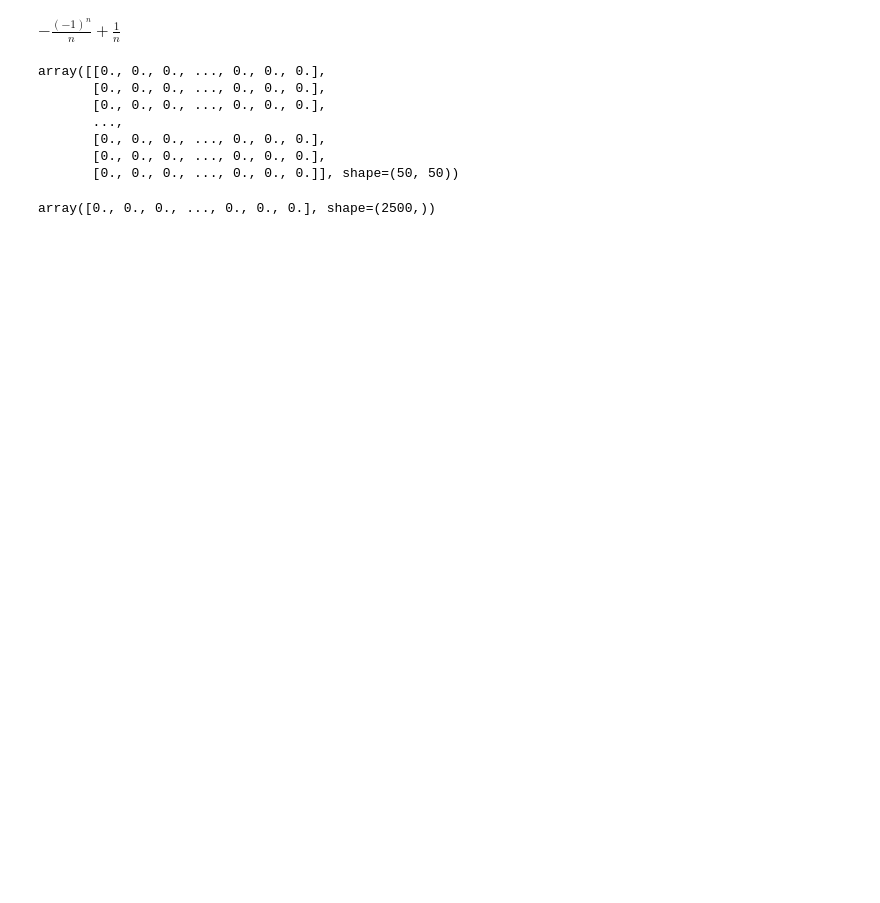
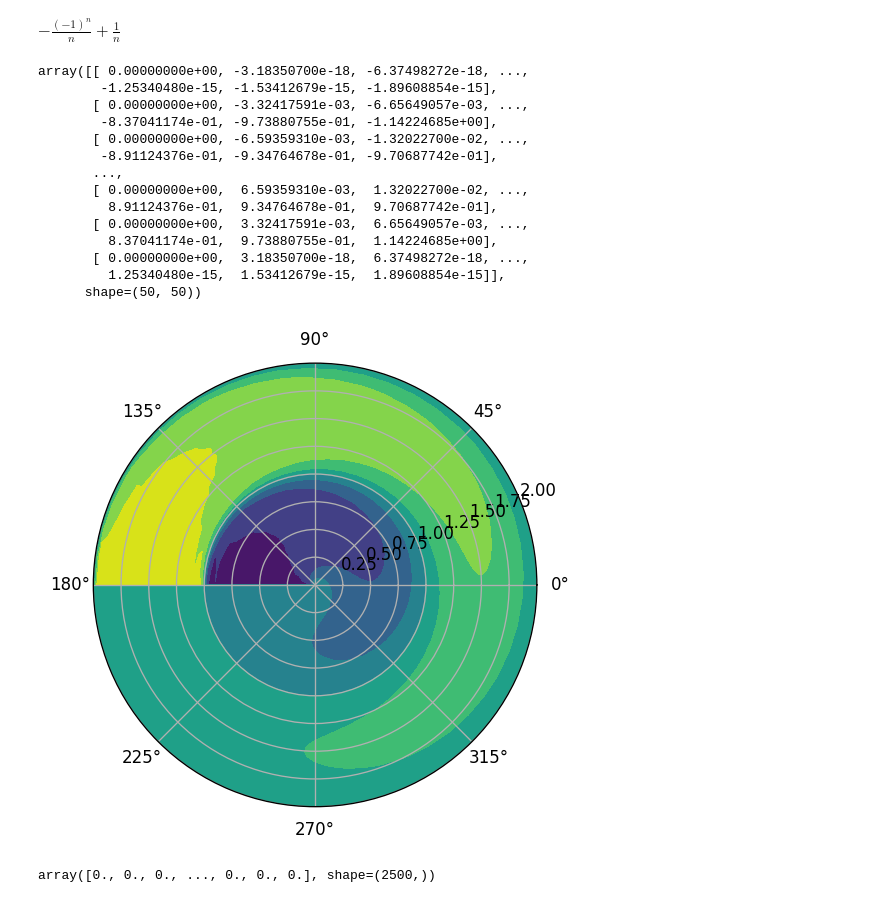
Before and after one commit to peterassessments/Individiual-Simulation, a Jupyter notebook: individual sim.ipynb, the cells around one changed output. Cells and saved outputs as stored; diff of their text form; code cells hidden in the pictures; blank space fills up the shorter version.

```diff
--- a/individual sim.ipynb
+++ b/individual sim.ipynb
@@ -22,8 +22,8 @@ D = 50
 
 
 a = radius
-# the whole thing now gives me D*D which is however many points (for D = 5 it would be 2500 individual points) in my dartboard looking discreitsation
-
+# I need to find out how polar plots in matplotlib takes information and
+u = 1
 
 # I want a value for u(r,theta) for each of these points (with accuracy n) from my analytical solution
 def simulation(N):  # pick an n value for the Fourier series
@@ -37,18 +37,43 @@ def simulation(N):  # pick an n value for the Fourier series
 
     for i in range (len(n)):
         for j in range(len(r)):
-            U[ :,j] = ((r[j])**n[i] ) * 2 * (((-1)**n[i]) -1) * np.sin(n[i]* theta) / pi*(n[i])*(a**n[i])
+            U[ :,j] += (  (r[j])**(2*(n[i])-1) * 4 * u * np.sin((2*(n[i])-1)* theta)  )/ (  (2*(n[i])-1) * np.pi * a**(2*(n[i])-1)  )
     return U
+    # += needed to sum the fourier terms
 
 simulation(10)
 # %% [output]
-array([[0., 0., 0., ..., 0., 0., 0.],
-       [0., 0., 0., ..., 0., 0., 0.],
-       [0., 0., 0., ..., 0., 0., 0.],
+array([[ 0.00000000e+00, -3.18350700e-18, -6.37498272e-18, ...,
+        -1.25340480e-15, -1.53412679e-15, -1.89608854e-15],
+       [ 0.00000000e+00, -3.32417591e-03, -6.65649057e-03, ...,
+        -8.37041174e-01, -9.73880755e-01, -1.14224685e+00],
+       [ 0.00000000e+00, -6.59359310e-03, -1.32022700e-02, ...,
+        -8.91124376e-01, -9.34764678e-01, -9.70687742e-01],
        ...,
-       [0., 0., 0., ..., 0., 0., 0.],
-       [0., 0., 0., ..., 0., 0., 0.],
-       [0., 0., 0., ..., 0., 0., 0.]], shape=(50, 50))
+       [ 0.00000000e+00,  6.59359310e-03,  1.32022700e-02, ...,
+         8.91124376e-01,  9.34764678e-01,  9.70687742e-01],
+       [ 0.00000000e+00,  3.32417591e-03,  6.65649057e-03, ...,
+         8.37041174e-01,  9.73880755e-01,  1.14224685e+00],
+       [ 0.00000000e+00,  3.18350700e-18,  6.37498272e-18, ...,
+         1.25340480e-15,  1.53412679e-15,  1.89608854e-15]],
+      shape=(50, 50))
+# %%
+xs, ys = np.meshgrid(r, theta, sparse = True)
+
+zs = simulation(10)
+xs.shape
+
+#h = plt.contourf(theta, r, zs)
+#plt.colorbar()
+#plt.show()
+plt.subplots( dpi = 120, subplot_kw=dict(projection = 'polar') )   #fig, ax =
+plt.contourf(theta, r, zs)
+plt.show()
+
+#well this is very wrong the information is being presented to subplots in the the wrong way
+# i can try and infer from the plot what is actually going wrong
+# %% [output]
+[figure, added]
 # %%
 U
 # ok so the main problem is that python does not understand circles or polar coordinates only indexing
```
